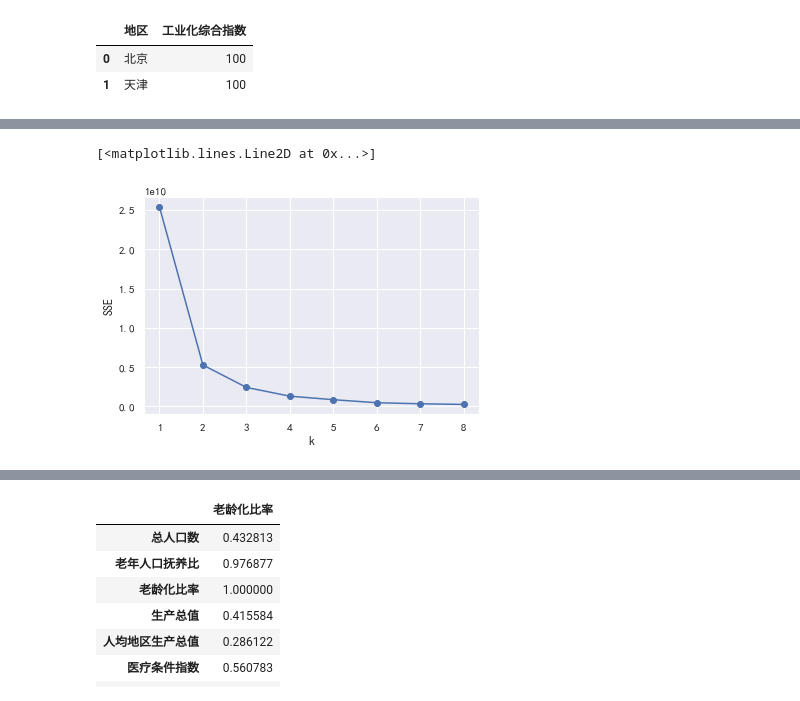
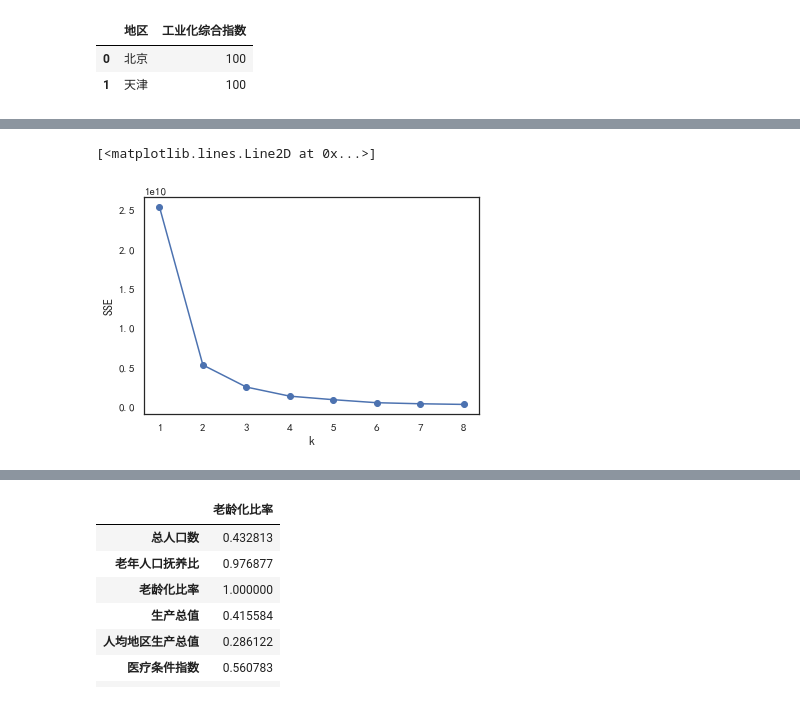
Before and after one commit to hehichens/luojie, a Jupyter notebook: 老龄化/老龄化数据分析.ipynb, the cells around one changed output, grey strips where cells are left out. Drawn from its saved outputs; the diff is of its cells as text; code cells hidden in the pictures.

```diff
--- a/老龄化/老龄化数据分析.ipynb
+++ b/老龄化/老龄化数据分析.ipynb
@@ -4,7 +4,10 @@
 import pandas as pd
 import pyecharts
 import seaborn as sns
-sns.set(style='darkgrid')
+from matplotlib import patches
+from scipy.spatial import ConvexHull
+import warnings; warnings.simplefilter('ignore')
+sns.set(style='white')
 mpl.rcParams['font.sans-serif'] = ['SimHei'] # 指定默认字体
 mpl.rcParams['axes.unicode_minus'] = False # 解决保存图像是负号'-'显示为方块的问题
 # %% [output]
@@ -81,19 +76,20 @@ res.head()
 | 3 | 山西 | 30481 | 13.94 | 0.103259 | 16818.11 | 45328.000000 | 2.697 | 4.83 | 58.41 | 15593 | 14888 | ... |
 | 4 | 内蒙古 | 20781 | 12.81 | 0.098484 | 17289.22 | 68302.000000 | 0.200 | 4.76 | 62.71 | 10608 | 10174 | ... |
 # %%
+'''聚类分析, 根据四个指标看出分出四类最合适'''
 from sklearn.cluster import KMeans
 
 data = res[['人均地区生产总值', '医疗条件指数','教育条件指数','工业化综合指数']]
 
 SSE = []  # 存放每次结果的误差平方和
 for k in range(1,9):
     estimator = KMeans(n_clusters=k)  # 构造聚类器
     estimator.fit(data)
     SSE.append(estimator.inertia_)
 X = range(1,9)
 plt.xlabel('k')
 plt.ylabel('SSE')
 plt.plot(X,SSE,'o-')
 # %% [output]
 [<matplotlib.lines.Line2D at 0x...>]
-[figure, old version]
+[figure, new version]
```
Also changed, not shown: parts of 18 cells of this notebook, 1 other file.
